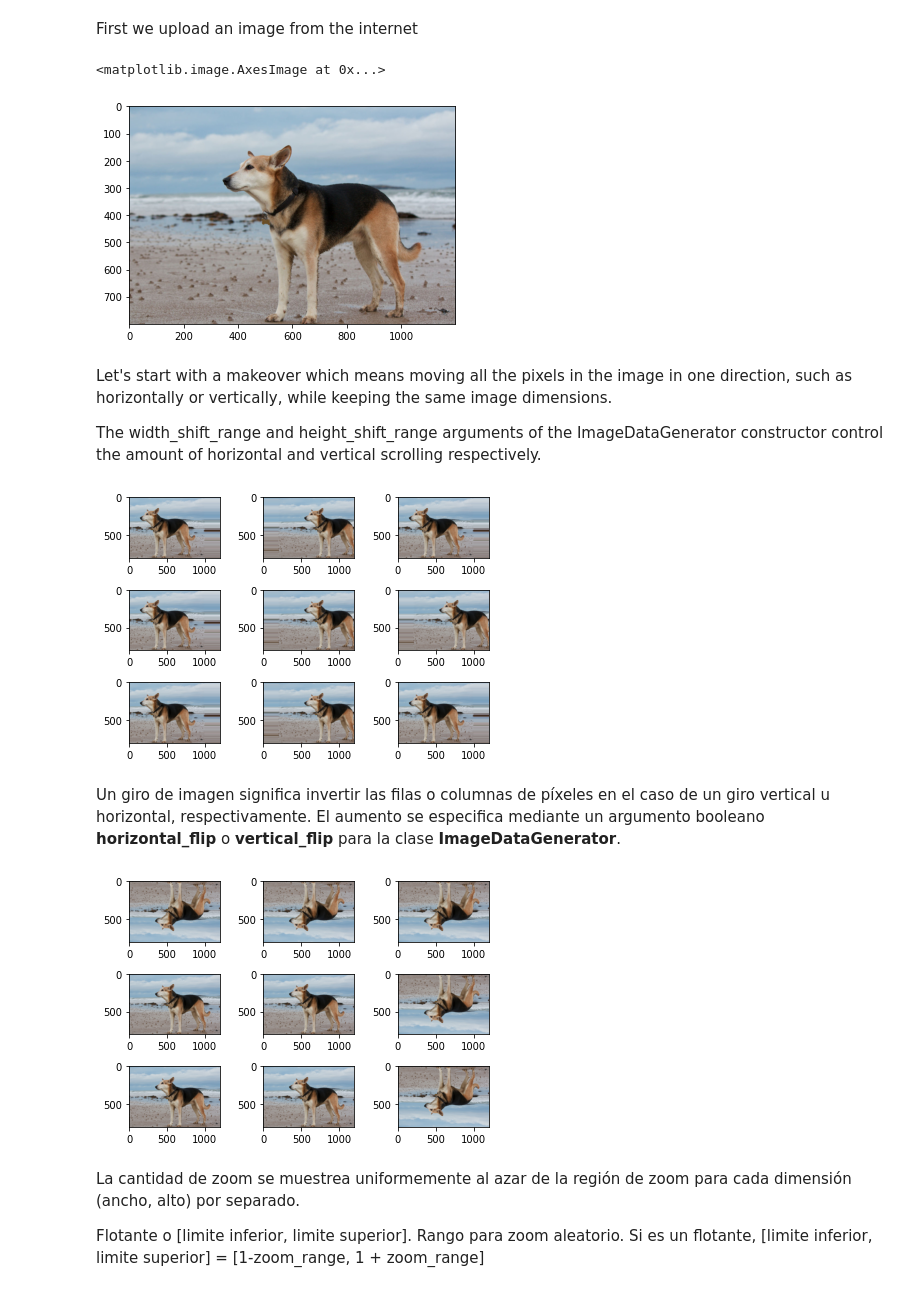
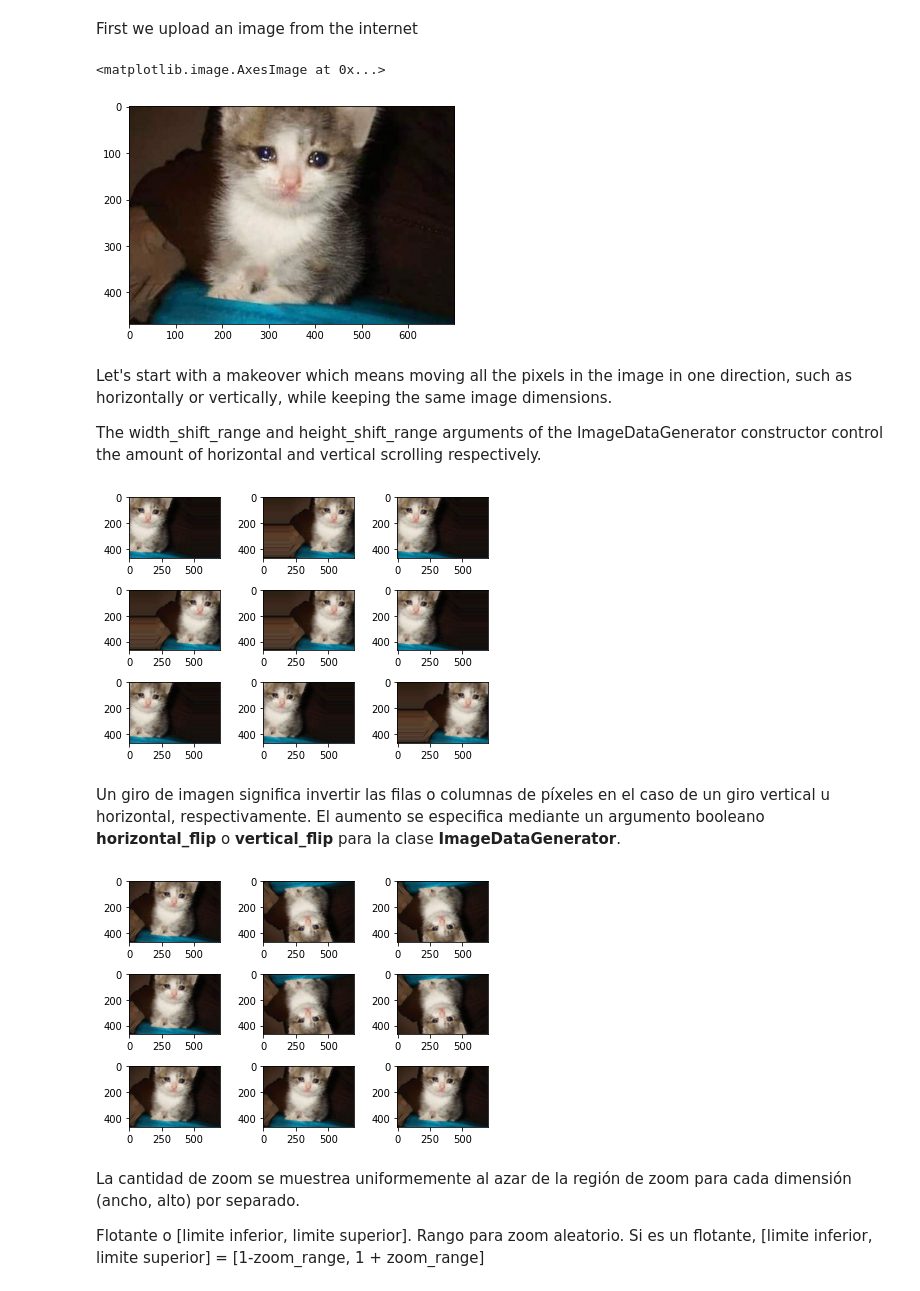
Before and after one commit to De4thF1sh/Probability-Statistics3A, a Jupyter notebook: Data_Augmentation.ipynb, the cells around one changed output. Saved outputs shown, nothing was run; the diff lists cells and outputs as text; code cells hidden in the pictures.

```diff
--- a/Data_Augmentation.ipynb
+++ b/Data_Augmentation.ipynb
@@ -55,13 +55,13 @@ from urllib.request import urlopen #Permite leer una direccion electronica
 # %% [markdown]
 First we upload an image from the internet
 # %%
-url = 'https://www.backpacker.com/.image/t_share/MTU2Mzk0NDU5ODQ2NjgxOTAz/23158166954_7643010070_k.jpg'
+url = 'https://i.pinimg.com/736x/50/2c/e6/502ce612623e76f1026986ea0d249b7d.jpg'
 filename = urlopen(url)
 img = Image.open(filename)
 plt.imshow(img)
 # %% [output]
 <matplotlib.image.AxesImage at 0x...>
-[figure, old version]
+[figure, new version]
 # %% [markdown]
 Let's start with a makeover which means moving all the pixels in the image in one direction, such as horizontally or vertically, while keeping the same image dimensions.
 
@@ -85,7 +85,7 @@ for i in range(9):
 	plt.tight_layout()
 plt.show()
 # %% [output]
-[figure, old version]
+[figure, new version]
 # %% [markdown]
 Un giro de imagen significa invertir las filas o columnas de píxeles en el caso de un giro vertical u horizontal, respectivamente.
 El aumento se especifica mediante un argumento booleano **horizontal_flip** o **vertical_flip** para la clase **ImageDataGenerator**.
@@ -100,7 +100,7 @@ for i in range(9):
 	plt.tight_layout()
 plt.show()
 # %% [output]
-[figure, old version]
+[figure, new version]
 # %% [markdown]
 La cantidad de zoom se muestrea uniformemente al azar de la región de zoom para cada dimensión (ancho, alto) por separado.
 
```
Also changed, not shown: parts of 17 cells of this notebook.
